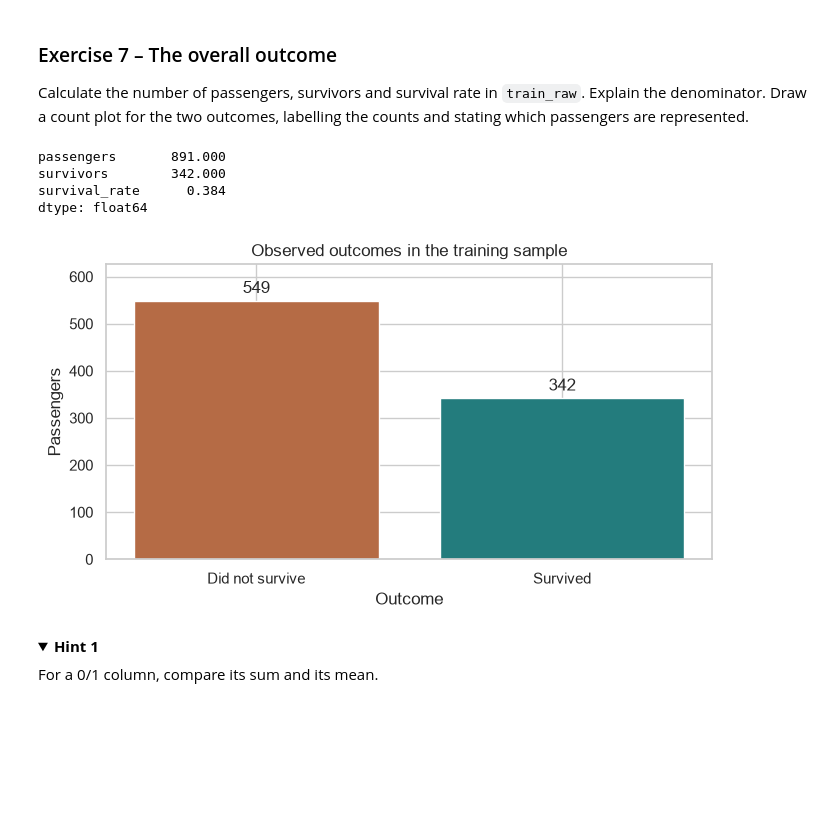
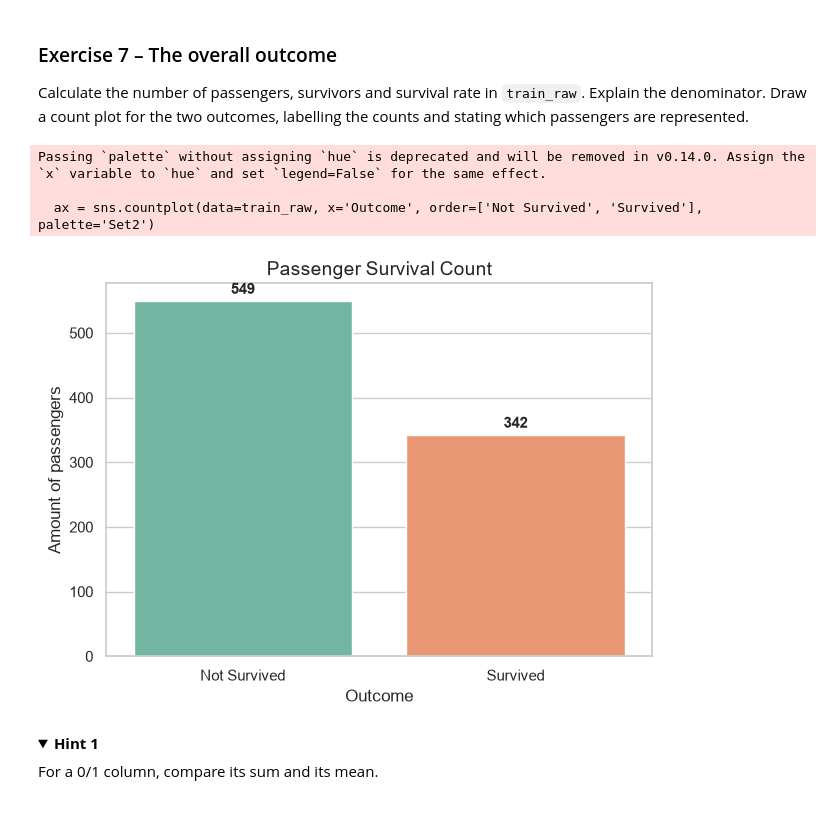
Before and after one commit to OrangeBoop/Lab02, a Jupyter notebook: Lab4/Lab4-Persky Idan 215548512 , Golan Amir 216264333.ipynb, the cells around one changed output. Saved outputs shown, nothing was run; the diff lists cells and outputs as text; code cells hidden in the pictures; folded sections open; blank space fills up the shorter version.

```diff
--- a/Lab4/Lab4-Persky Idan 215548512 , Golan Amir 216264333.ipynb
+++ b/Lab4/Lab4-Persky Idan 215548512 , Golan Amir 216264333.ipynb
@@ -417,13 +535,39 @@ A **count** answers how many; a **rate** answers what fraction of a defined grou
 Calculate the number of passengers, survivors and survival rate in `train_raw`. Explain the denominator.
 Draw a count plot for the two outcomes, labelling the counts and stating which passengers are represented.
 # %%
-# Write your code here
+# Create a copy or a mapped column for display so original data isn't altered
+train_raw['Outcome'] = train_raw['Survived'].map({1: 'Survived', 0: 'Not Survived'})
+
+# Create the countplot
+ax = sns.countplot(data=train_raw, x='Outcome', order=['Not Survived', 'Survived'], palette='Set2')
+
+# Set labels and title
+ax.set_xlabel('Outcome', fontsize=12)
+ax.set_ylabel('Amount of passengers', fontsize=12)
+ax.set_title('Passenger Survival Count', fontsize=14)
+
+# Annotate each bar with its exact count
+for p in ax.patches:
+    height = p.get_height()
+    if height > 0:  # Only label bars with data
+        ax.annotate(
+            f'{int(height)}',
+            (p.get_x() + p.get_width() / 2., height),
+            ha='center',
+            va='bottom',
+            fontsize=11,
+            fontweight='bold',
+            xytext=(0, 3),  # 3 points vertical offset
+            textcoords='offset points'
+        )
+
+plt.tight_layout()
+plt.show()
 # %% [output]
-passengers       891.000
-survivors        342.000
-survival_rate      0.384
-dtype: float64
+Passing `palette` without assigning `hue` is deprecated and will be removed in v0.14.0. Assign the `x` variable to `hue` and set `legend=False` for the same effect.
+
+  ax = sns.countplot(data=train_raw, x='Outcome', order=['Not Survived', 'Survived'], palette='Set2')
-[figure, old version]
+[figure, new version]
 # %% [markdown]
 <details><summary><b>Hint 1</b></summary>
 
```
Also changed, not shown: parts of 38 cells of this notebook, 1 other file.
